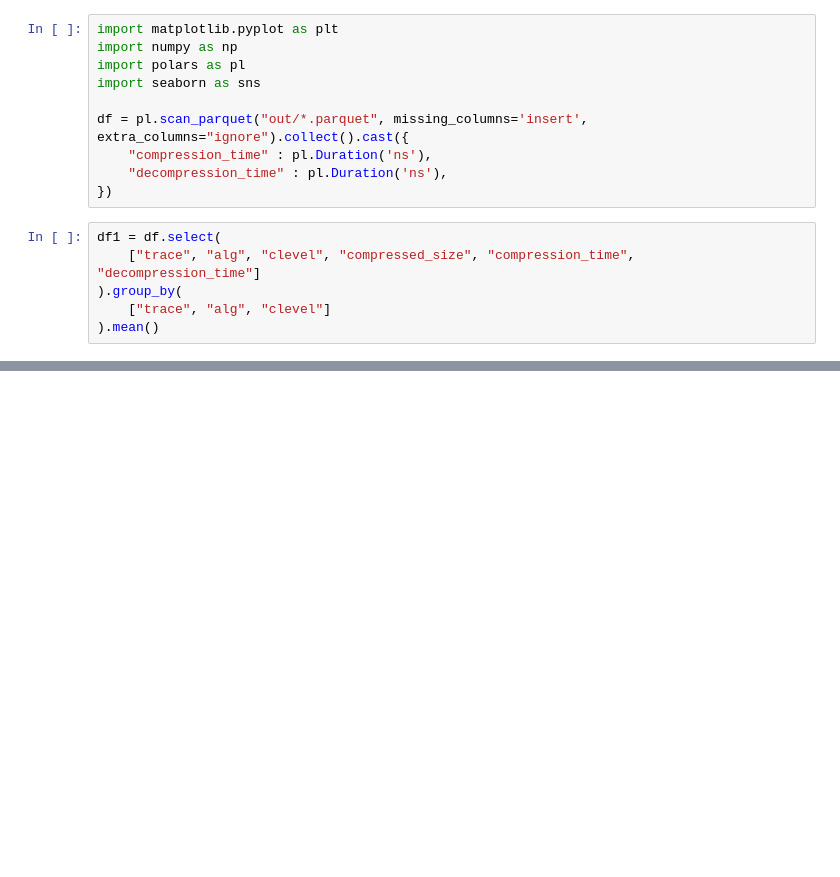
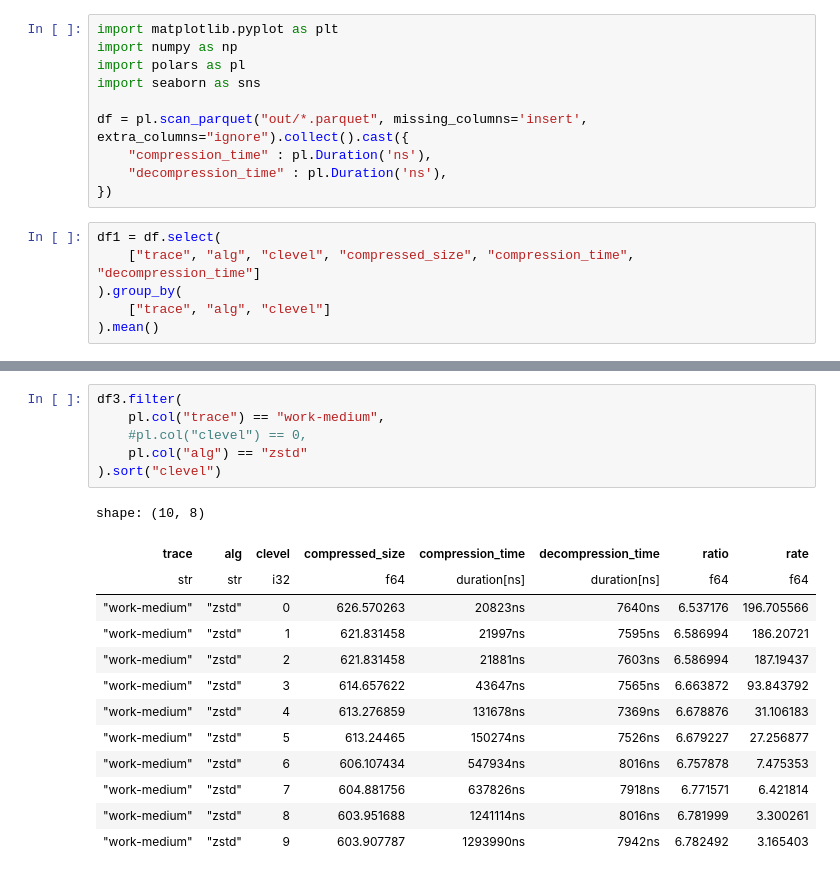
Before and after one commit to frisbii/compression-compare, a Jupyter notebook: vis-260909-dials.ipynb, the cells around one changed output, grey strips where cells are left out. Cells and saved outputs as stored; diff of their text form; blank space fills up the shorter version.

```diff
--- a/vis-260909-dials.ipynb
+++ b/vis-260909-dials.ipynb
@@ -67,3 +63,23 @@ shape: (9, 8)
+# %%
+df3.filter(
+    pl.col("trace") == "work-medium",
+    #pl.col("clevel") == 0,
+    pl.col("alg") == "zstd"
+).sort("clevel")
+# %% [output]
+shape: (10, 8)
+| trace | alg | clevel | compressed_size | compression_time | decompression_time | ratio | rate |
+| str | str | i32 | f64 | duration[ns] | duration[ns] | f64 | f64 |
+| "work-medium" | "zstd" | 0 | 626.570263 | 20823ns | 7640ns | 6.537176 | 196.705566 |
+| "work-medium" | "zstd" | 1 | 621.831458 | 21997ns | 7595ns | 6.586994 | 186.20721 |
+| "work-medium" | "zstd" | 2 | 621.831458 | 21881ns | 7603ns | 6.586994 | 187.19437 |
+| "work-medium" | "zstd" | 3 | 614.657622 | 43647ns | 7565ns | 6.663872 | 93.843792 |
+| "work-medium" | "zstd" | 4 | 613.276859 | 131678ns | 7369ns | 6.678876 | 31.106183 |
+| "work-medium" | "zstd" | 5 | 613.24465 | 150274ns | 7526ns | 6.679227 | 27.256877 |
+| "work-medium" | "zstd" | 6 | 606.107434 | 547934ns | 8016ns | 6.757878 | 7.475353 |
+| "work-medium" | "zstd" | 7 | 604.881756 | 637826ns | 7918ns | 6.771571 | 6.421814 |
+| "work-medium" | "zstd" | 8 | 603.951688 | 1241114ns | 8016ns | 6.781999 | 3.300261 |
+| "work-medium" | "zstd" | 9 | 603.907787 | 1293990ns | 7942ns | 6.782492 | 3.165403 |
 # %%
 for trace in df["trace"].unique().to_list():
     df4 = df3.filter(pl.col("trace") == trace)
```
Also changed, not shown: parts of 5 cells of this notebook, 3 other files.
